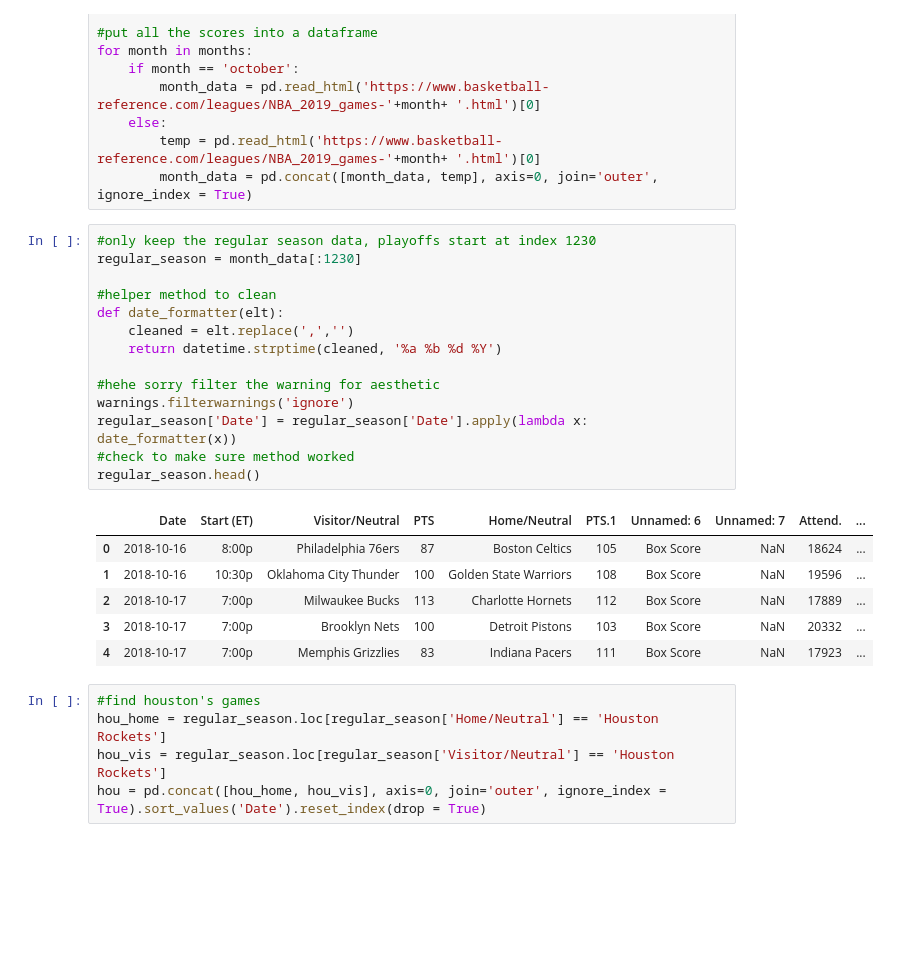
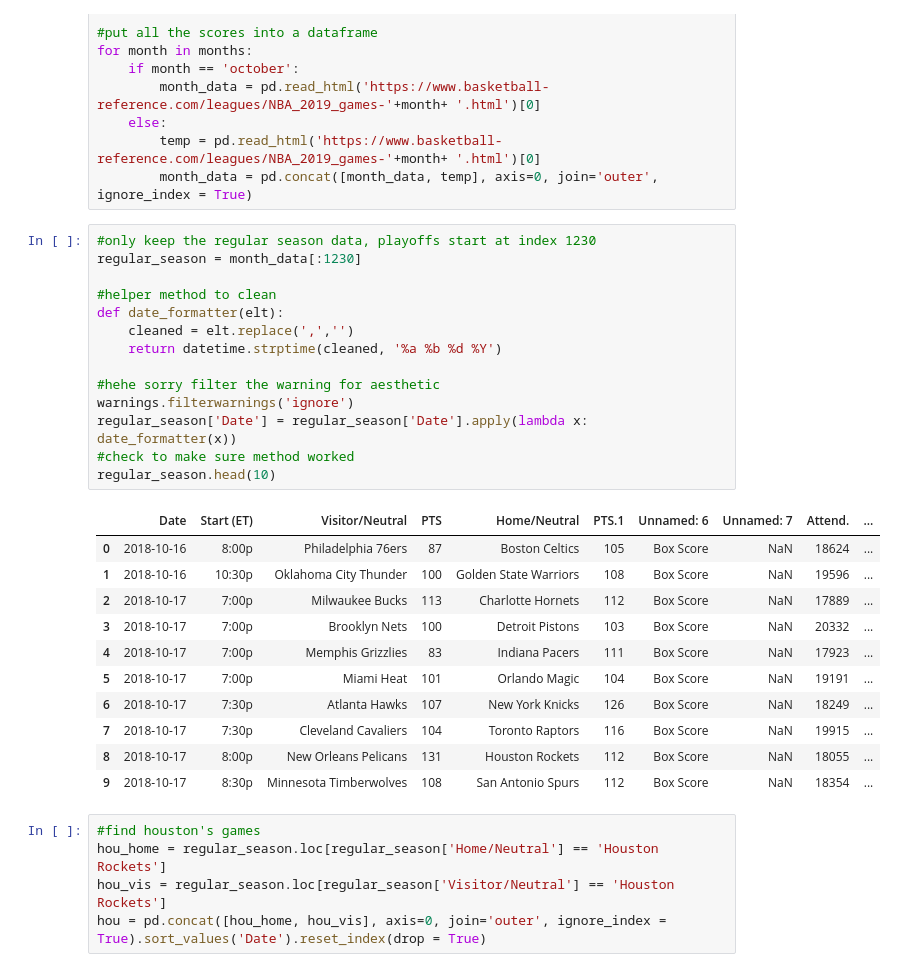
Before and after one commit to castrojoshua18/dsc106_final, a Jupyter notebook: data_processing.ipynb, the cells around one changed output. Drawn from its saved outputs; the diff is of its cells as text; blank space fills up the shorter version.

```diff
--- a/data_processing.ipynb
+++ b/data_processing.ipynb
@@ -69,24 +69,29 @@ for month in months:
 # %%
 #only keep the regular season data, playoffs start at index 1230
 regular_season = month_data[:1230]
 
 #helper method to clean
 def date_formatter(elt):
     cleaned = elt.replace(',','')
     return datetime.strptime(cleaned, '%a %b %d %Y')
 
 #hehe sorry filter the warning for aesthetic
 warnings.filterwarnings('ignore')
 regular_season['Date'] = regular_season['Date'].apply(lambda x: date_formatter(x))
 #check to make sure method worked
-regular_season.head()
+regular_season.head(10)
 # %% [output]
 |  | Date | Start (ET) | Visitor/Neutral | PTS | Home/Neutral | PTS.1 | Unnamed: 6 | Unnamed: 7 | Attend. | ... |
 | 0 | 2018-10-16 | 8:00p | Philadelphia 76ers | 87 | Boston Celtics | 105 | Box Score | NaN | 18624 | ... |
 | 1 | 2018-10-16 | 10:30p | Oklahoma City Thunder | 100 | Golden State Warriors | 108 | Box Score | NaN | 19596 | ... |
 | 2 | 2018-10-17 | 7:00p | Milwaukee Bucks | 113 | Charlotte Hornets | 112 | Box Score | NaN | 17889 | ... |
 | 3 | 2018-10-17 | 7:00p | Brooklyn Nets | 100 | Detroit Pistons | 103 | Box Score | NaN | 20332 | ... |
 | 4 | 2018-10-17 | 7:00p | Memphis Grizzlies | 83 | Indiana Pacers | 111 | Box Score | NaN | 17923 | ... |
+| 5 | 2018-10-17 | 7:00p | Miami Heat | 101 | Orlando Magic | 104 | Box Score | NaN | 19191 | ... |
+| 6 | 2018-10-17 | 7:30p | Atlanta Hawks | 107 | New York Knicks | 126 | Box Score | NaN | 18249 | ... |
+| 7 | 2018-10-17 | 7:30p | Cleveland Cavaliers | 104 | Toronto Raptors | 116 | Box Score | NaN | 19915 | ... |
+| 8 | 2018-10-17 | 8:00p | New Orleans Pelicans | 131 | Houston Rockets | 112 | Box Score | NaN | 18055 | ... |
+| 9 | 2018-10-17 | 8:30p | Minnesota Timberwolves | 108 | San Antonio Spurs | 112 | Box Score | NaN | 18354 | ... |
 # %%
 #find houston's games
 hou_home = regular_season.loc[regular_season['Home/Neutral'] == 'Houston Rockets']
```
Also changed, not shown: parts of 2 cells of this notebook, 4 other files.
